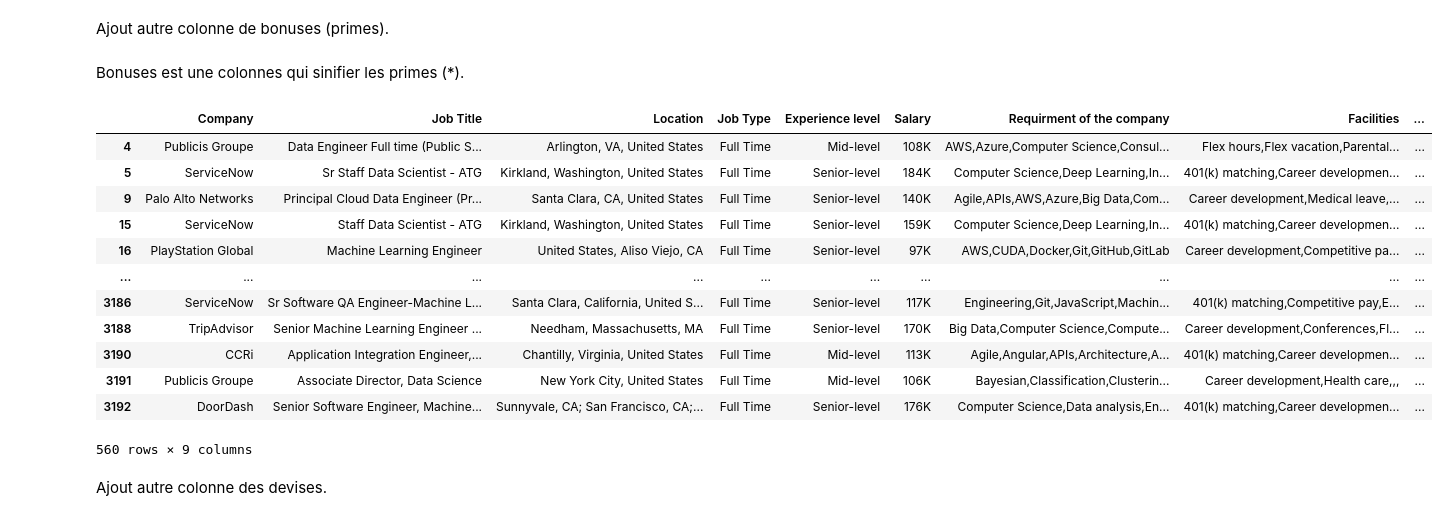
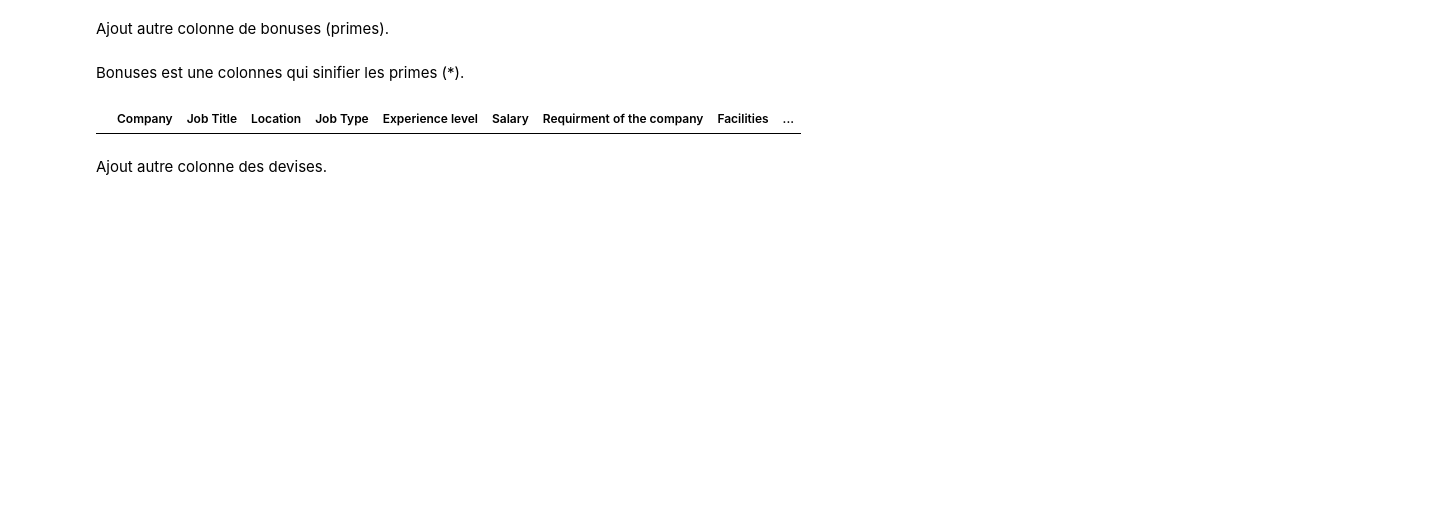
Before and after one commit to elouardyabderrahim/Analyse-des-opportunites-emploi, a Jupyter notebook: dataJob.ipynb, the cells around one changed output. Cells and saved outputs as stored; diff of their text form; code cells hidden in the pictures; blank space fills up the shorter version.

```diff
--- a/dataJob.ipynb
+++ b/dataJob.ipynb
@@ -223,25 +236,13 @@ Ajout  autre colonne de bonuses (primes).
 # %%
 dataFrame[['Salary', 'Plus']] = dataFrame["Salary"].apply(lambda x: pd.Series(str(x).split("+")))
 # %%
-dataFrame.rename(columns={'Plus':'Bonuses'},inplace=True)
+dataFrame["Bonuses"].fillna('no bonuses',inplace=True)
 # %% [markdown]
 Bonuses est une colonnes qui sinifier les primes (*).
 # %%
-dataFrame[dataFrame["Bonuses"]=='']
+dataFrame[dataFrame["Bonuses"]=='EUR']
 # %% [output]
 |  | Company | Job Title | Location | Job Type | Experience level | Salary | Requirment of the company | Facilities | ... |
-| 4 | Publicis Groupe | Data Engineer Full time (Public S... | Arlington, VA, United States | Full Time | Mid-level | 108K | AWS,Azure,Computer Science,Consul... | Flex hours,Flex vacation,Parental... | ... |
-| 5 | ServiceNow | Sr Staff Data Scientist - ATG | Kirkland, Washington, United States | Full Time | Senior-level | 184K | Computer Science,Deep Learning,In... | 401(k) matching,Career developmen... | ... |
-| 9 | Palo Alto Networks | Principal Cloud Data Engineer (Pr... | Santa Clara, CA, United States | Full Time | Senior-level | 140K | Agile,APIs,AWS,Azure,Big Data,Com... | Career development,Medical leave,... | ... |
-| 15 | ServiceNow | Staff Data Scientist - ATG | Kirkland, Washington, United States | Full Time | Senior-level | 159K | Computer Science,Deep Learning,In... | 401(k) matching,Career developmen... | ... |
-| 16 | PlayStation Global | Machine Learning Engineer | United States, Aliso Viejo, CA | Full Time | Senior-level | 97K | AWS,CUDA,Docker,Git,GitHub,GitLab | Career development,Competitive pa... | ... |
-| ... | ... | ... | ... | ... | ... | ... | ... | ... | ... |
-| 3186 | ServiceNow | Sr Software QA Engineer-Machine L... | Santa Clara, California, United S... | Full Time | Senior-level | 117K | Engineering,Git,JavaScript,Machin... | 401(k) matching,Competitive pay,E... | ... |
-| 3188 | TripAdvisor | Senior Machine Learning Engineer ... | Needham, Massachusetts, MA | Full Time | Senior-level | 170K | Big Data,Computer Science,Compute... | Career development,Conferences,Fl... | ... |
-| 3190 | CCRi | Application Integration Engineer,... | Chantilly, Virginia, United States | Full Time | Mid-level | 113K | Agile,Angular,APIs,Architecture,A... | 401(k) matching,Career developmen... | ... |
-| 3191 | Publicis Groupe | Associate Director, Data Science | New York City, United States | Full Time | Mid-level | 106K | Bayesian,Classification,Clusterin... | Career development,Health care,,, | ... |
-| 3192 | DoorDash | Senior Software Engineer, Machine... | Sunnyvale, CA; San Francisco, CA;... | Full Time | Senior-level | 176K | Computer Science,Data analysis,En... | 401(k) matching,Career developmen... | ... |
-560 rows × 9 columns
 # %% [markdown]
 Ajout  autre colonne des devises.
 # %%
```
Also changed, not shown: parts of 19 cells of this notebook.
